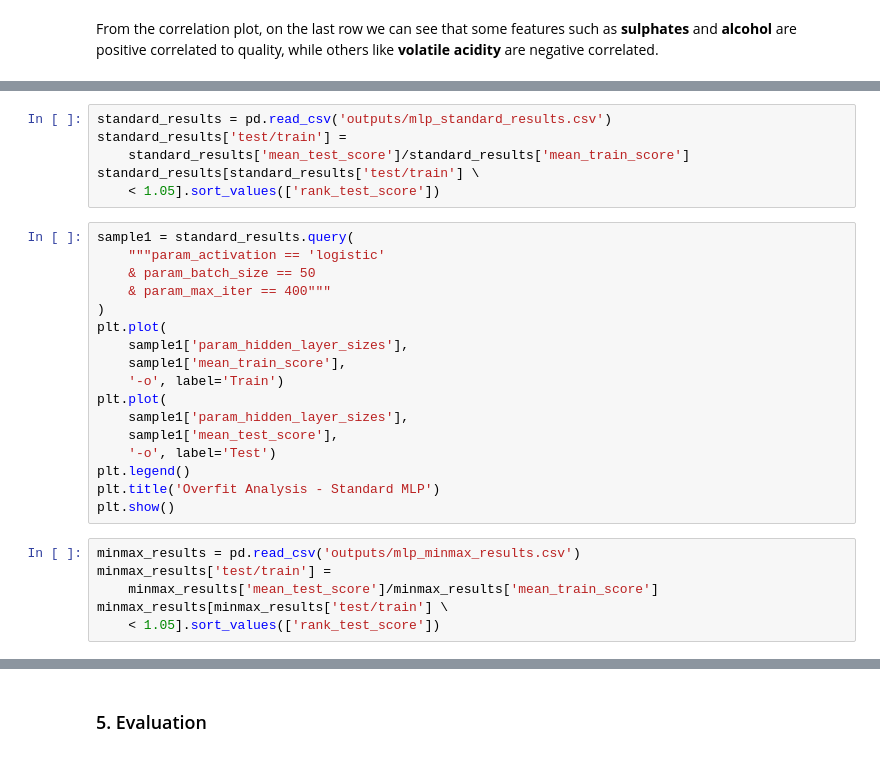
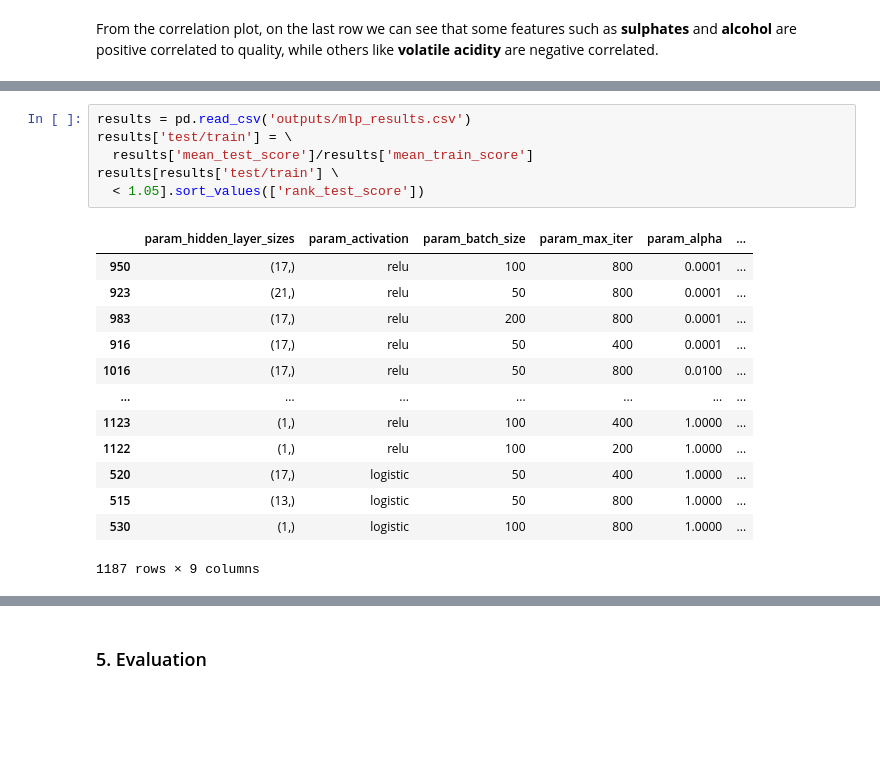
Before and after one commit to rodrigotorn/kaggle-redwine-regression, a Jupyter notebook: pipeline.ipynb, the cells around one changed output, grey strips where cells are left out. Drawn from its saved outputs; the diff is of its cells as text; blank space fills up the shorter version.

```diff
--- a/pipeline.ipynb
+++ b/pipeline.ipynb
@@ -139,30 +164,21 @@ The process was repeat to the MinMax scaled MLP, in which the overfit was not pe
-# %%
-standard_results = pd.read_csv('outputs/mlp_standard_results.csv')
-standard_results['test/train'] =
-	standard_results['mean_test_score']/standard_results['mean_train_score']
-standard_results[standard_results['test/train'] \
-	< 1.05].sort_values(['rank_test_score'])
-# %%
-sample1 = standard_results.query(
-	"""param_activation == 'logistic'
-	& param_batch_size == 50
-	& param_max_iter == 400"""
-)
-plt.plot(
-	sample1['param_hidden_layer_sizes'],
-	sample1['mean_train_score'],
-	'-o', label='Train')
-plt.plot(
-	sample1['param_hidden_layer_sizes'],
-	sample1['mean_test_score'],
-	'-o', label='Test')
-plt.legend()
-plt.title('Overfit Analysis - Standard MLP')
-plt.show()
 # %%
-minmax_results = pd.read_csv('outputs/mlp_minmax_results.csv')
-minmax_results['test/train'] =
-	minmax_results['mean_test_score']/minmax_results['mean_train_score']
-minmax_results[minmax_results['test/train'] \
-	< 1.05].sort_values(['rank_test_score'])
+results = pd.read_csv('outputs/mlp_results.csv')
+results['test/train'] = \
+  results['mean_test_score']/results['mean_train_score']
+results[results['test/train'] \
+  < 1.05].sort_values(['rank_test_score'])
+# %% [output]
+|  | param_hidden_layer_sizes | param_activation | param_batch_size | param_max_iter | param_alpha | ... |
+| 950 | (17,) | relu | 100 | 800 | 0.0001 | ... |
+| 923 | (21,) | relu | 50 | 800 | 0.0001 | ... |
+| 983 | (17,) | relu | 200 | 800 | 0.0001 | ... |
+| 916 | (17,) | relu | 50 | 400 | 0.0001 | ... |
+| 1016 | (17,) | relu | 50 | 800 | 0.0100 | ... |
+| ... | ... | ... | ... | ... | ... | ... |
+| 1123 | (1,) | relu | 100 | 400 | 1.0000 | ... |
+| 1122 | (1,) | relu | 100 | 200 | 1.0000 | ... |
+| 520 | (17,) | logistic | 50 | 400 | 1.0000 | ... |
+| 515 | (13,) | logistic | 50 | 800 | 1.0000 | ... |
+| 530 | (1,) | logistic | 100 | 800 | 1.0000 | ... |
+1187 rows × 9 columns
 # %%
```
Also changed, not shown: parts of 21 cells of this notebook, 5 other files.
